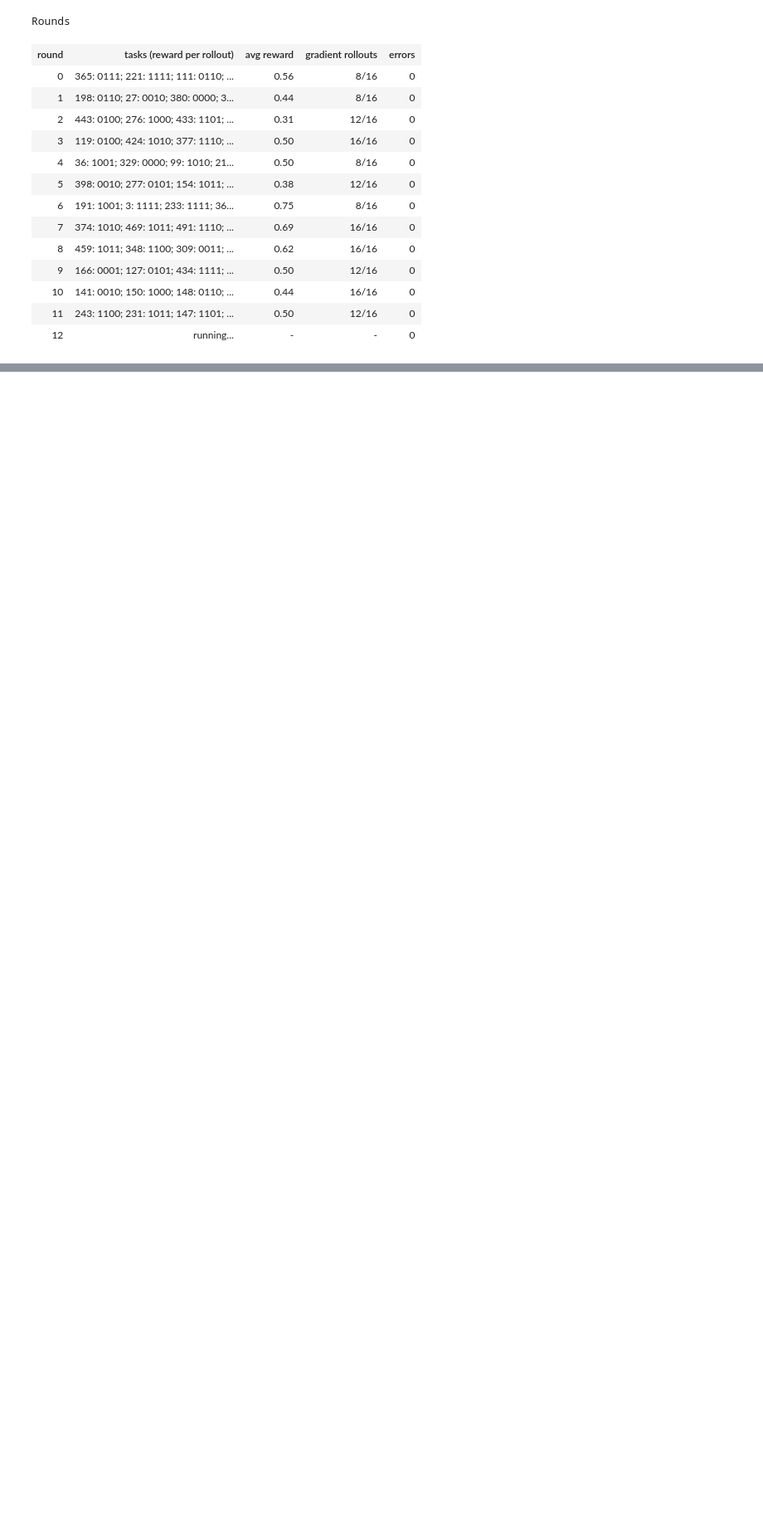
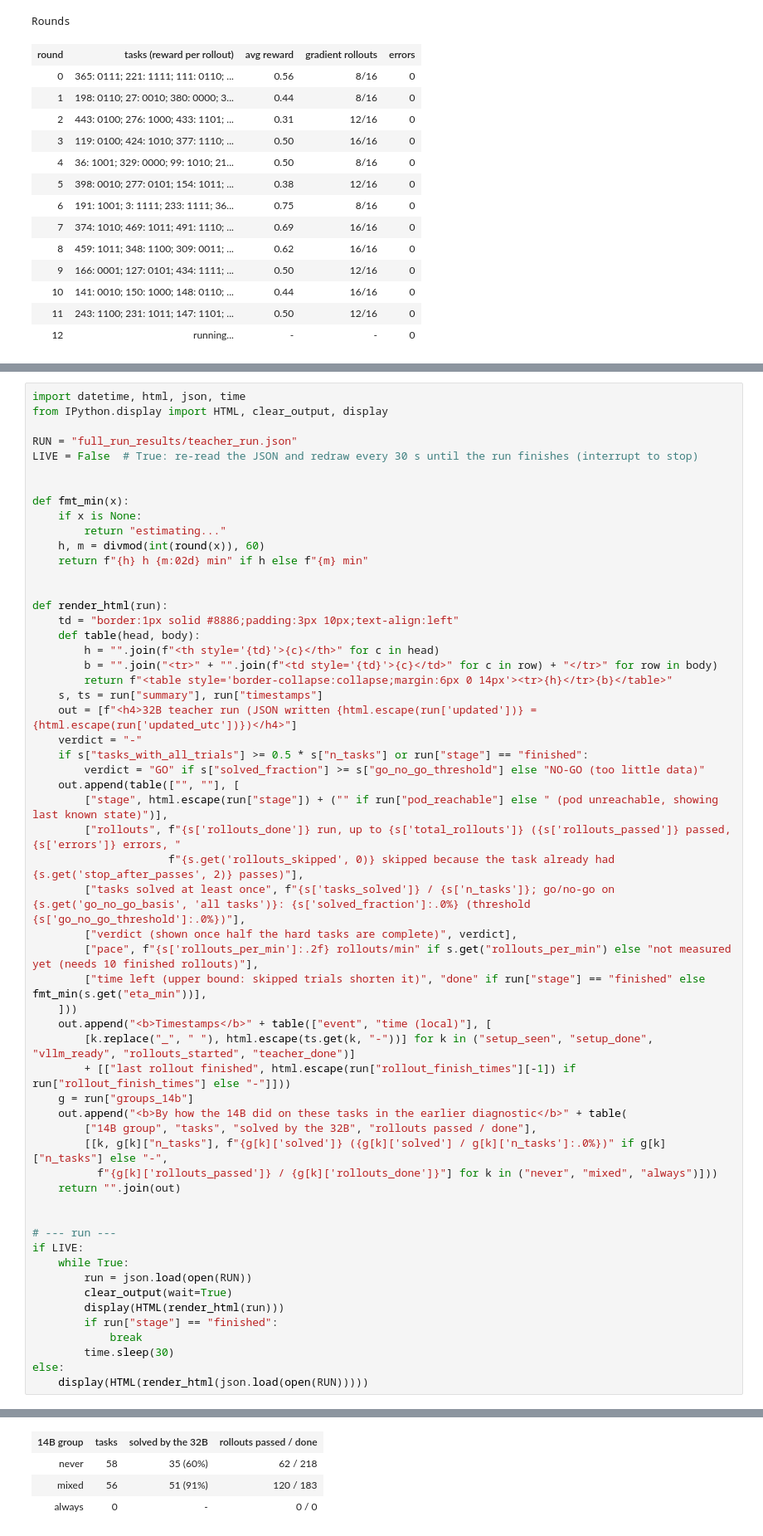
Before and after one commit to teacher57/qwen3-14b-tau-train, a Jupyter notebook: notebooks/qwen3_14b_training_and_rollouts.ipynb, the cells around one changed output, grey strips where cells are left out. Shown at 83% size. Cells and saved outputs as stored; diff of their text form; blank space fills up the shorter version.

```diff
--- a/notebooks/qwen3_14b_training_and_rollouts.ipynb
+++ b/notebooks/qwen3_14b_training_and_rollouts.ipynb
@@ -894,0 +909,58 @@ Each task is run 2 times at temperature 0.7. pass^2 = share of tasks where both
+# %%
+import datetime, html, json, time
+from IPython.display import HTML, clear_output, display
+
+RUN = "full_run_results/teacher_run.json"
+LIVE = False  # True: re-read the JSON and redraw every 30 s until the run finishes (interrupt to stop)
+
+
+def fmt_min(x):
+    if x is None:
+        return "estimating..."
+    h, m = divmod(int(round(x)), 60)
+    return f"{h} h {m:02d} min" if h else f"{m} min"
+
+
+def render_html(run):
+    td = "border:1px solid #8886;padding:3px 10px;text-align:left"
+    def table(head, body):
+        h = "".join(f"<th style='{td}'>{c}</th>" for c in head)
+        b = "".join("<tr>" + "".join(f"<td style='{td}'>{c}</td>" for c in row) + "</tr>" for row in body)
+        return f"<table style='border-collapse:collapse;margin:6px 0 14px'><tr>{h}</tr>{b}</table>"
+    s, ts = run["summary"], run["timestamps"]
+    out = [f"<h4>32B teacher run (JSON written {html.escape(run['updated'])} = {html.escape(run['updated_utc'])})</h4>"]
+    verdict = "-"
+    if s["tasks_with_all_trials"] >= 0.5 * s["n_tasks"] or run["stage"] == "finished":
+        verdict = "GO" if s["solved_fraction"] >= s["go_no_go_threshold"] else "NO-GO (too little data)"
+    out.append(table(["", ""], [
+        ["stage", html.escape(run["stage"]) + ("" if run["pod_reachable"] else " (pod unreachable, showing last known state)")],
+        ["rollouts", f"{s['rollouts_done']} run, up to {s['total_rollouts']} ({s['rollouts_passed']} passed, {s['errors']} errors, "
+                     f"{s.get('rollouts_skipped', 0)} skipped because the task already had {s.get('stop_after_passes', 2)} passes)"],
+        ["tasks solved at least once", f"{s['tasks_solved']} / {s['n_tasks']}; go/no-go on {s.get('go_no_go_basis', 'all tasks')}: {s['solved_fraction']:.0%} (threshold {s['go_no_go_threshold']:.0%})"],
+        ["verdict (shown once half the hard tasks are complete)", verdict],
+        ["pace", f"{s['rollouts_per_min']:.2f} rollouts/min" if s.get("rollouts_per_min") else "not measured yet (needs 10 finished rollouts)"],
+        ["time left (upper bound: skipped trials shorten it)", "done" if run["stage"] == "finished" else fmt_min(s.get("eta_min"))],
+    ]))
+    out.append("<b>Timestamps</b>" + table(["event", "time (local)"], [
+        [k.replace("_", " "), html.escape(ts.get(k, "-"))] for k in ("setup_seen", "setup_done", "vllm_ready", "rollouts_started", "teacher_done")]
+        + [["last rollout finished", html.escape(run["rollout_finish_times"][-1]) if run["rollout_finish_times"] else "-"]]))
+    g = run["groups_14b"]
+    out.append("<b>By how the 14B did on these tasks in the earlier diagnostic</b>" + table(
+        ["14B group", "tasks", "solved by the 32B", "rollouts passed / done"],
+        [[k, g[k]["n_tasks"], f"{g[k]['solved']} ({g[k]['solved'] / g[k]['n_tasks']:.0%})" if g[k]["n_tasks"] else "-",
+          f"{g[k]['rollouts_passed']} / {g[k]['rollouts_done']}"] for k in ("never", "mixed", "always")]))
+    return "".join(out)
+
+
+# --- run ---
+if LIVE:
+    while True:
+        run = json.load(open(RUN))
+        clear_output(wait=True)
+        display(HTML(render_html(run)))
+        if run["stage"] == "finished":
+            break
+        time.sleep(30)
+else:
+    display(HTML(render_html(json.load(open(RUN)))))
+# %% [output]
@@ -894,0 +984,4 @@ Each task is run 2 times at temperature 0.7. pass^2 = share of tasks where both
+| 14B group | tasks | solved by the 32B | rollouts passed / done |
+| never | 58 | 35 (60%) | 62 / 218 |
+| mixed | 56 | 51 (91%) | 120 / 183 |
+| always | 0 | - | 0 / 0 |
```
Also changed, not shown: parts of 16 cells of this notebook, 53 other files.
